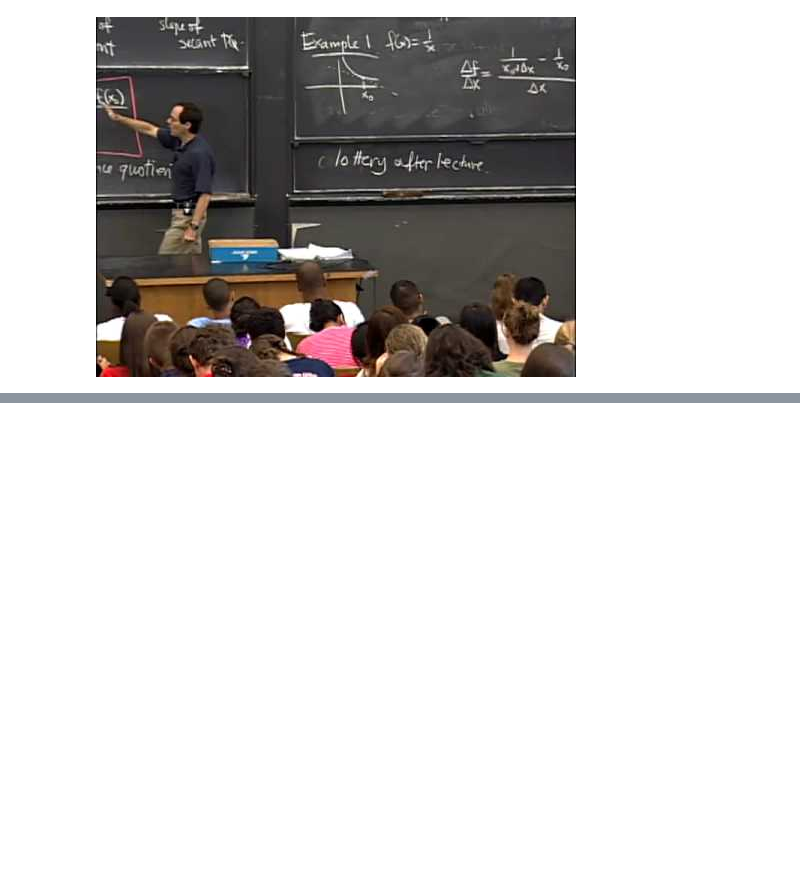
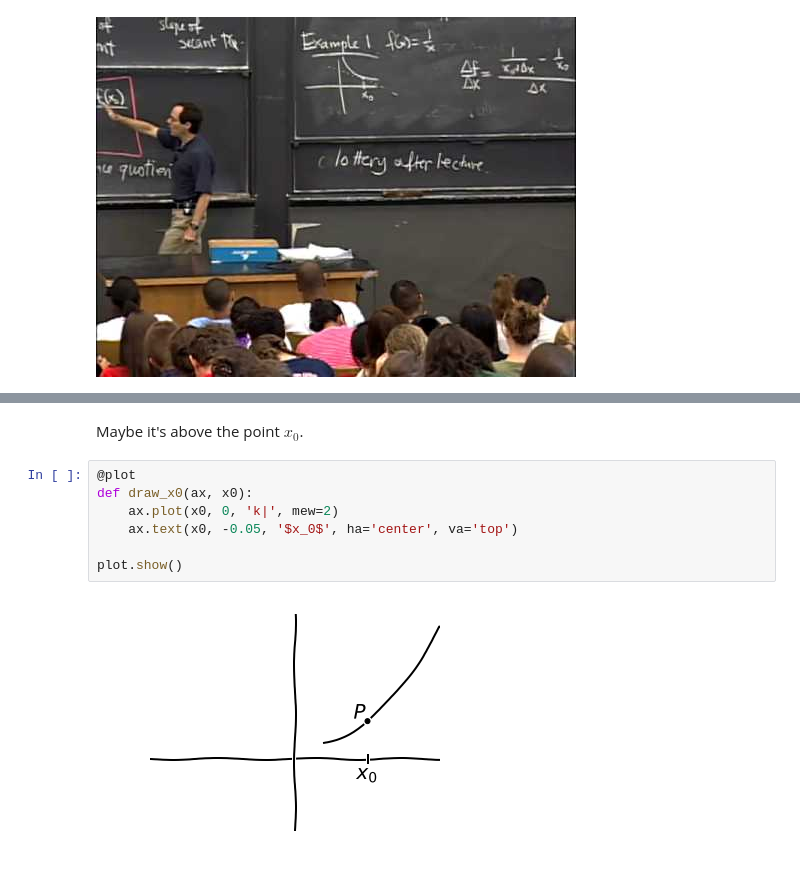
Before and after one commit to bhuztez/jupyterlab-config, a Jupyter notebook: 18.01SC-2010Fall/Unit1/S01.ipynb, the cells around one changed output, grey strips where cells are left out. Drawn from its saved outputs; the diff is of its cells as text; blank space fills up the shorter version.

```diff
--- a/18.01SC-2010Fall/Unit1/S01.ipynb
+++ b/18.01SC-2010Fall/Unit1/S01.ipynb
@@ -10,0 +117,11 @@ YouTubeVideo('7K1sB05pE0A', start=20, end=229)
+# %% [markdown]
+Maybe it's above the point $x_0$.
+# %%
+@plot
+def draw_x0(ax, x0):
+    ax.plot(x0, 0, 'k|', mew=2)
+    ax.text(x0, -0.05, '$x_0$', ha='center', va='top')
+
+plot.show()
+# %% [output]
+[figure, added]
```
Also changed, not shown: parts of 112 cells of this notebook, 7 other files.
